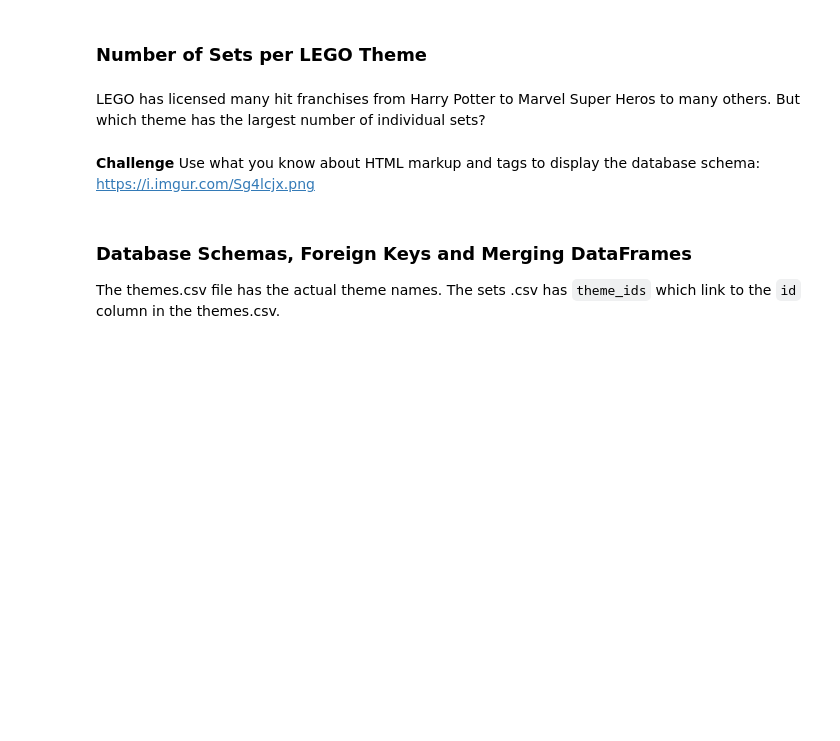
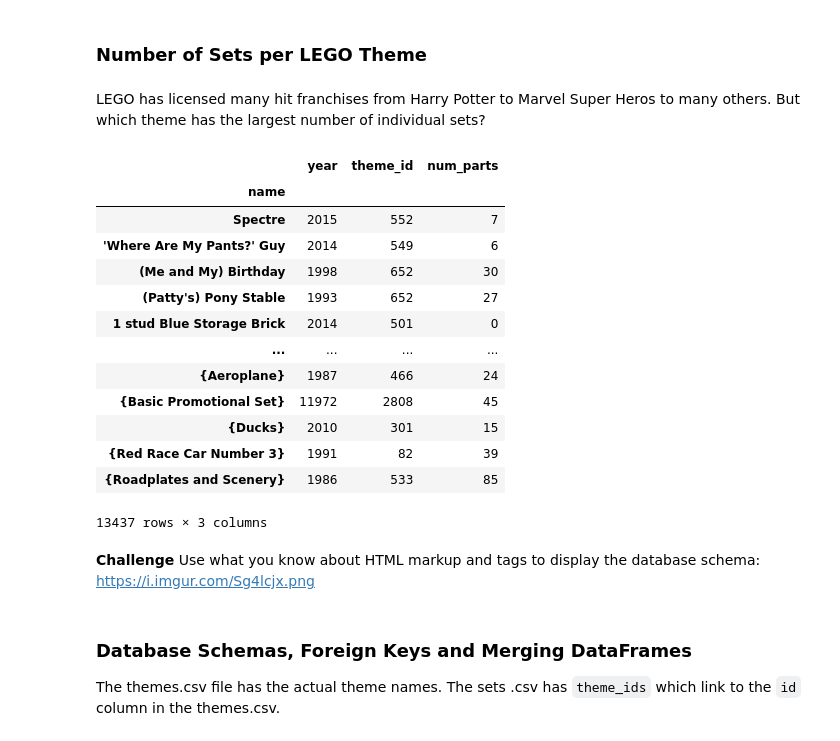
Before and after one commit to ad3rinto/react-intro-smilga, a Jupyter notebook: Data Analysis - Youtube/Angela_Yu_Data_Exploration/LEGO Notebook and Data (start)/Lego_Analysis_for_Course_(start).ipynb, the cells around one changed output. Saved outputs shown, nothing was run; the diff lists cells and outputs as text; code cells hidden in the pictures; blank space fills up the shorter version.

```diff
--- a/Data Analysis - Youtube/Angela_Yu_Data_Exploration/LEGO Notebook and Data (start)/Lego_Analysis_for_Course_(start).ipynb
+++ b/Data Analysis - Youtube/Angela_Yu_Data_Exploration/LEGO Notebook and Data (start)/Lego_Analysis_for_Course_(start).ipynb
@@ -188,6 +229,24 @@ Let's work out the number of different themes shipped by year. This means we hav
 ### Number of Sets per LEGO Theme
 # %% [markdown]
 LEGO has licensed many hit franchises from Harry Potter to Marvel Super Heros to many others. But which theme has the largest number of individual sets?
+# %%
+franchise_per_set = set_df.groupby("name")
+franchise_per_set.sum()
+# %% [output]
+|  | year | theme_id | num_parts |
+| name |  |  |  |
+| Spectre | 2015 | 552 | 7 |
+| 'Where Are My Pants?' Guy | 2014 | 549 | 6 |
+| (Me and My) Birthday | 1998 | 652 | 30 |
+| (Patty's) Pony Stable | 1993 | 652 | 27 |
+| 1 stud Blue Storage Brick | 2014 | 501 | 0 |
+| ... | ... | ... | ... |
+| {Aeroplane} | 1987 | 466 | 24 |
+| {Basic Promotional Set} | 11972 | 2808 | 45 |
+| {Ducks} | 2010 | 301 | 15 |
+| {Red Race Car Number 3} | 1991 | 82 | 39 |
+| {Roadplates and Scenery} | 1986 | 533 | 85 |
+13437 rows × 3 columns
 # %% [markdown]
 **Challenge** Use what you know about HTML markup and tags to display the database schema: https://i.imgur.com/Sg4lcjx.png
 # %% [markdown]
```
Also changed, not shown: parts of 4 cells of this notebook.
